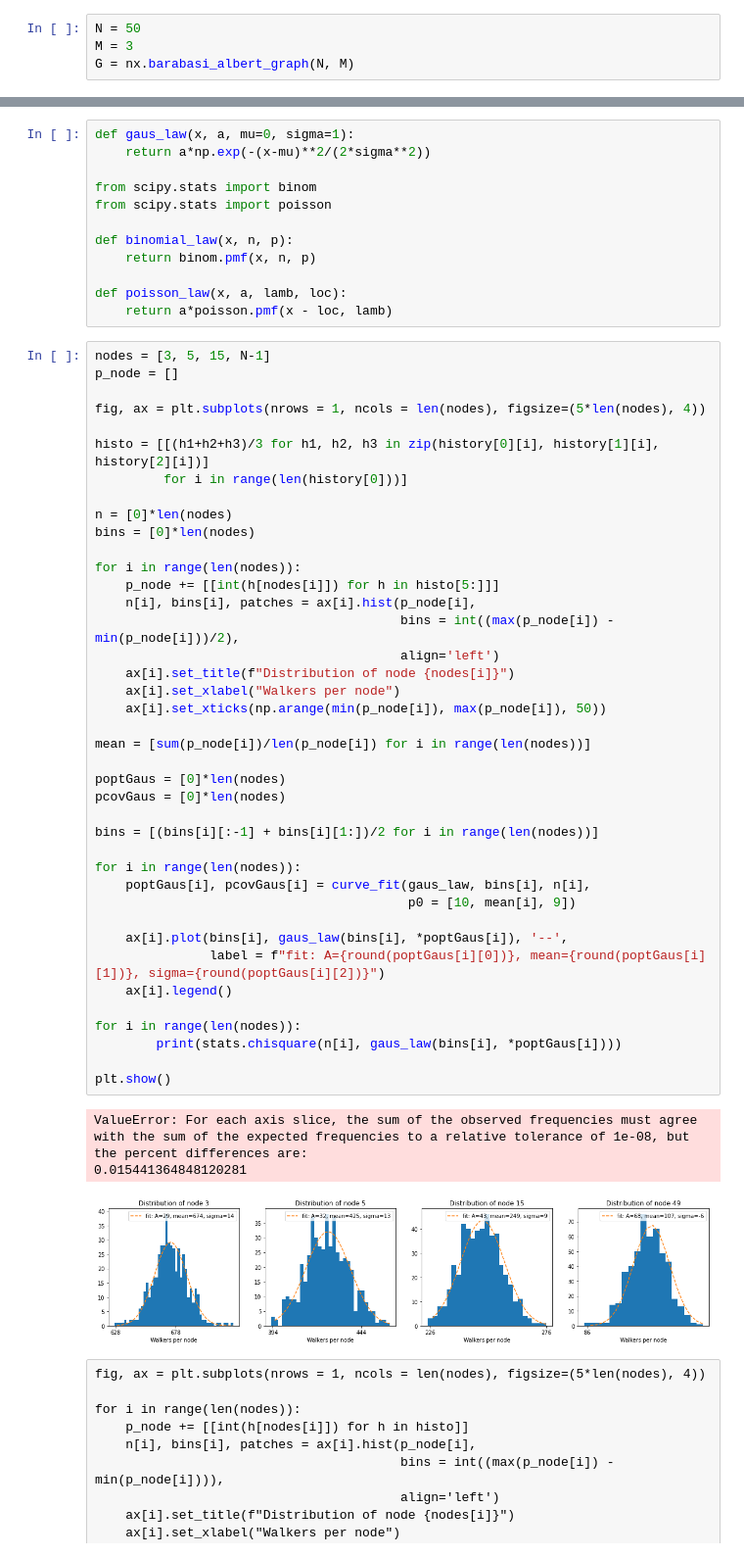
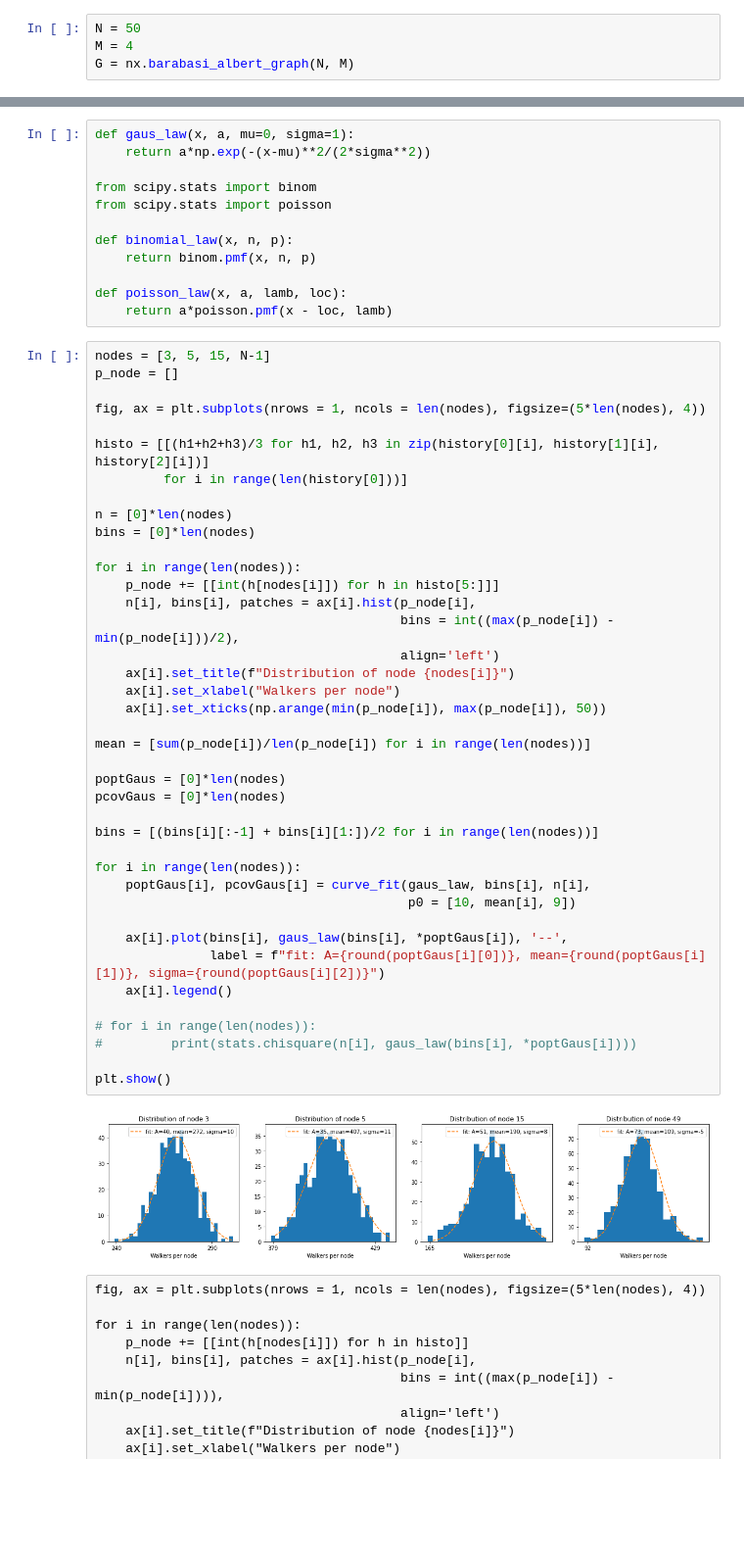
Before and after one commit to Ferri-00/Esame-Complessi, a Jupyter notebook: BarabasiAlbert.ipynb, the cells around one changed output, grey strips where cells are left out. Shown at 98% size. Saved outputs shown, nothing was run; the diff lists cells and outputs as text; blank space fills up the shorter version.

```diff
--- a/BarabasiAlbert.ipynb
+++ b/BarabasiAlbert.ipynb
@@ -15,7 +15,7 @@ import os
 Creazione del grafo con l'algoritmo di Barabasi-Albert
 # %%
 N = 50
-M = 3
+M = 4
 G = nx.barabasi_albert_graph(N, M)
 # %% [markdown]
 Rappresentazione del grafico
@@ -260,38 +263,36 @@ histo = [[(h1+h2+h3)/3 for h1, h2, h3 in zip(history[0][i], history[1][i], histo
 n = [0]*len(nodes)
 bins = [0]*len(nodes)
 
 for i in range(len(nodes)):
     p_node += [[int(h[nodes[i]]) for h in histo[5:]]]
     n[i], bins[i], patches = ax[i].hist(p_node[i],
                                         bins = int((max(p_node[i]) - min(p_node[i]))/2),
                                         align='left')
     ax[i].set_title(f"Distribution of node {nodes[i]}")
     ax[i].set_xlabel("Walkers per node")
     ax[i].set_xticks(np.arange(min(p_node[i]), max(p_node[i]), 50))
 
 mean = [sum(p_node[i])/len(p_node[i]) for i in range(len(nodes))]
 
 poptGaus = [0]*len(nodes)
 pcovGaus = [0]*len(nodes)
 
 bins = [(bins[i][:-1] + bins[i][1:])/2 for i in range(len(nodes))]
 
 for i in range(len(nodes)):
     poptGaus[i], pcovGaus[i] = curve_fit(gaus_law, bins[i], n[i],
                                          p0 = [10, mean[i], 9])
 
     ax[i].plot(bins[i], gaus_law(bins[i], *poptGaus[i]), '--',
                label = f"fit: A={round(poptGaus[i][0])}, mean={round(poptGaus[i][1])}, sigma={round(poptGaus[i][2])}")
     ax[i].legend()
 
-for i in range(len(nodes)):
-        print(stats.chisquare(n[i], gaus_law(bins[i], *poptGaus[i])))
+# for i in range(len(nodes)):
+#         print(stats.chisquare(n[i], gaus_law(bins[i], *poptGaus[i])))
 
 plt.show()
 # %% [output]
-ValueError: For each axis slice, the sum of the observed frequencies must agree with the sum of the expected frequencies to a relative tolerance of 1e-08, but the percent differences are:
-0.015441364848120281
-[figure, old version]
+[figure, new version]
 # %% [raw]
 fig, ax = plt.subplots(nrows = 1, ncols = len(nodes), figsize=(5*len(nodes), 4))
 
```
Also changed, not shown: parts of 14 cells of this notebook, 8 other files.
